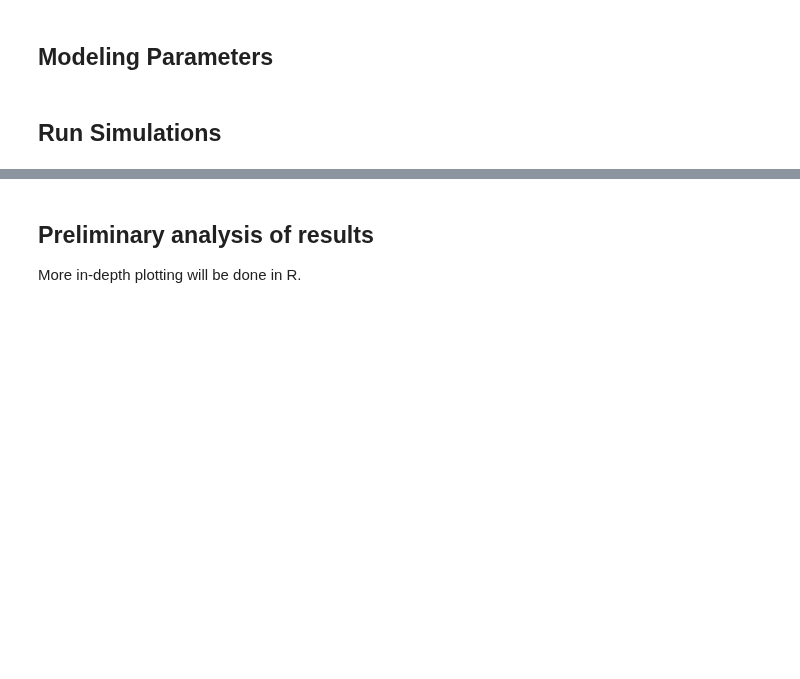
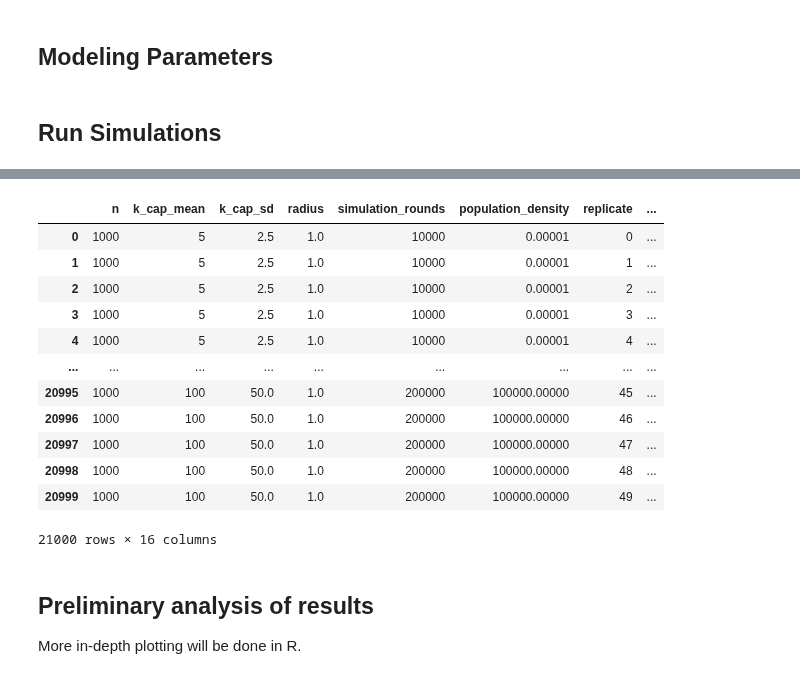
Before and after one commit to christokita/population-density-networks, a Jupyter notebook: notebooks/run_simulations.ipynb, the cells around one changed output, grey strips where cells are left out. Drawn from its saved outputs; the diff is of its cells as text; code cells hidden in the pictures; blank space fills up the shorter version.

Commit message:
full parameter sweep notebook touch up

```diff
--- a/notebooks/run_simulations.ipynb
+++ b/notebooks/run_simulations.ipynb
@@ -108,10 +119,24 @@ results = pd.DataFrame(results_list)
 # %%
 #####################
 # Save results
 #####################
-results.to_csv('output/full_parameter_sweep_results.csv', index=False)
+results.to_csv('../output/full_parameter_sweep_results.csv', index=False)
 
 results
+# %% [output]
+|  | n | k_cap_mean | k_cap_sd | radius | simulation_rounds | population_density | replicate | ... |
+| 0 | 1000 | 5 | 2.5 | 1.0 | 10000 | 0.00001 | 0 | ... |
+| 1 | 1000 | 5 | 2.5 | 1.0 | 10000 | 0.00001 | 1 | ... |
+| 2 | 1000 | 5 | 2.5 | 1.0 | 10000 | 0.00001 | 2 | ... |
+| 3 | 1000 | 5 | 2.5 | 1.0 | 10000 | 0.00001 | 3 | ... |
+| 4 | 1000 | 5 | 2.5 | 1.0 | 10000 | 0.00001 | 4 | ... |
+| ... | ... | ... | ... | ... | ... | ... | ... | ... |
+| 20995 | 1000 | 100 | 50.0 | 1.0 | 200000 | 100000.00000 | 45 | ... |
+| 20996 | 1000 | 100 | 50.0 | 1.0 | 200000 | 100000.00000 | 46 | ... |
+| 20997 | 1000 | 100 | 50.0 | 1.0 | 200000 | 100000.00000 | 47 | ... |
+| 20998 | 1000 | 100 | 50.0 | 1.0 | 200000 | 100000.00000 | 48 | ... |
+| 20999 | 1000 | 100 | 50.0 | 1.0 | 200000 | 100000.00000 | 49 | ... |
+21000 rows × 16 columns
 # %% [markdown]
 ## Preliminary analysis of results
 More in-depth plotting will be done in R.
```
Also changed, not shown: parts of 3 cells of this notebook.
